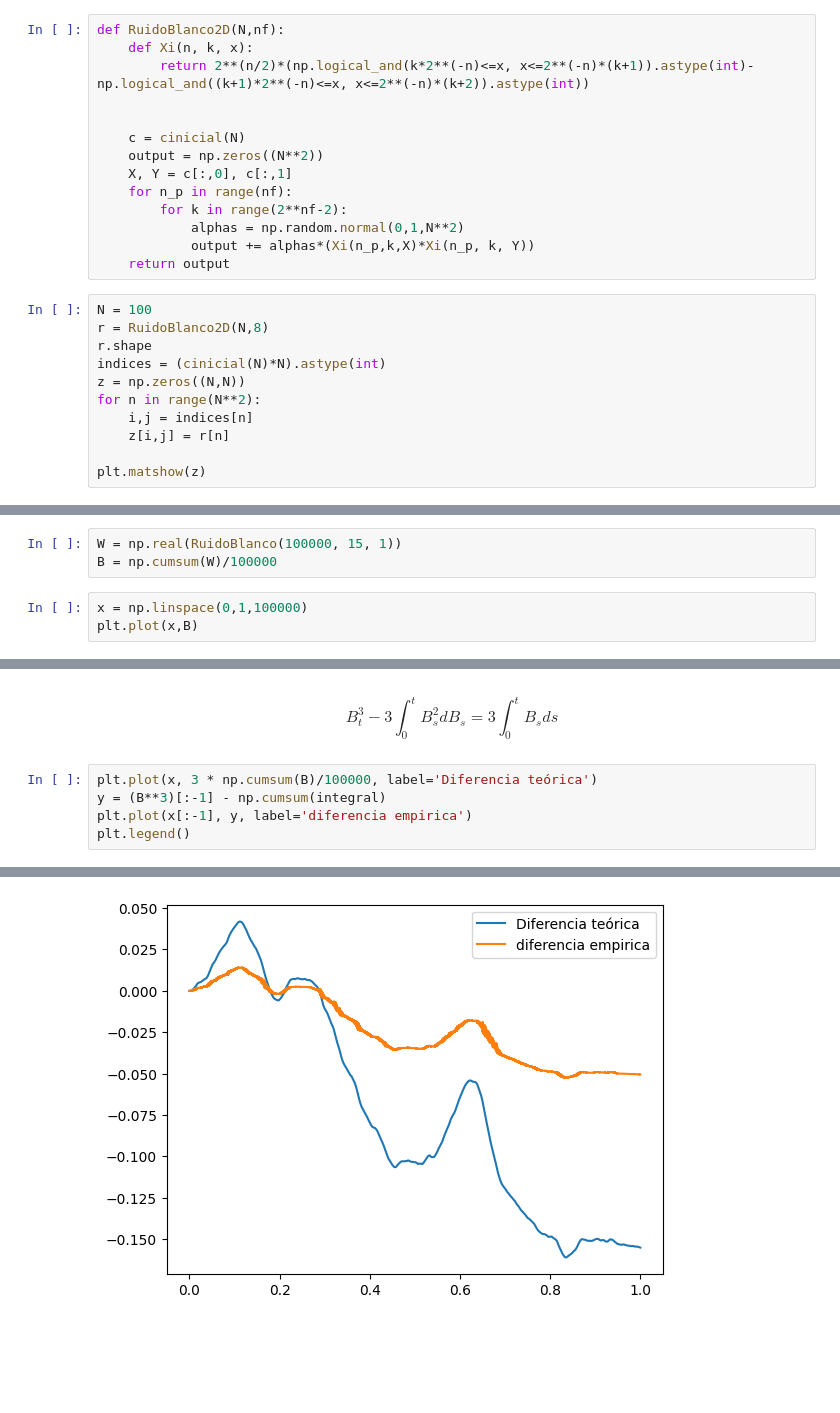
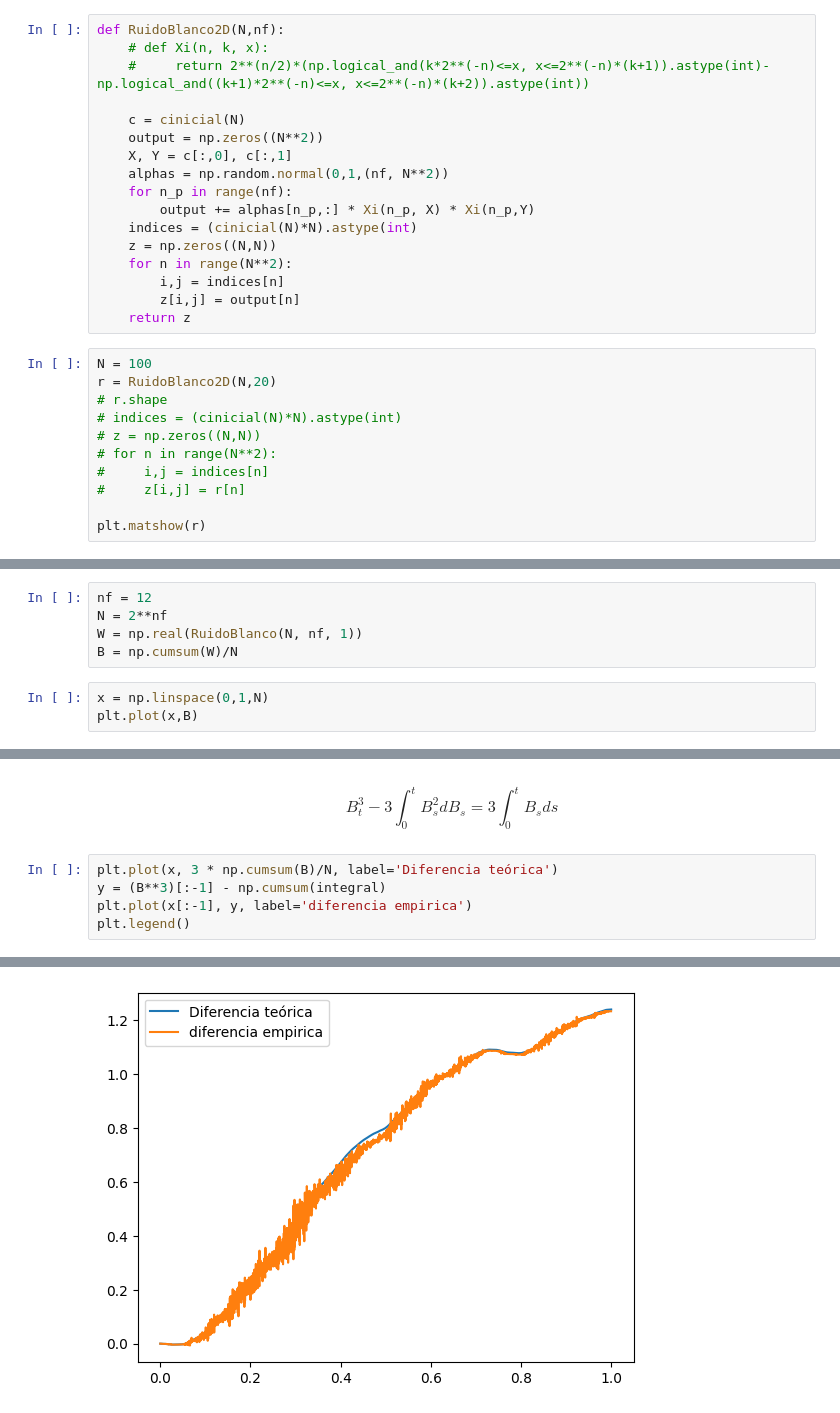
Before and after one commit to nacho2110/simulab4, a Jupyter notebook: p1lab4.ipynb, the cells around one changed output, grey strips where cells are left out. Cells and saved outputs as stored; diff of their text form; blank space fills up the shorter version.

```diff
--- a/p1lab4.ipynb
+++ b/p1lab4.ipynb
@@ -39,28 +49,31 @@ def cinicial(n):
     return np.array(a)/n
 # %%
 def RuidoBlanco2D(N,nf):
-    def Xi(n, k, x):
-        return 2**(n/2)*(np.logical_and(k*2**(-n)<=x, x<=2**(-n)*(k+1)).astype(int)-np.logical_and((k+1)*2**(-n)<=x, x<=2**(-n)*(k+2)).astype(int))
-
+    # def Xi(n, k, x):
+    #     return 2**(n/2)*(np.logical_and(k*2**(-n)<=x, x<=2**(-n)*(k+1)).astype(int)-np.logical_and((k+1)*2**(-n)<=x, x<=2**(-n)*(k+2)).astype(int))
 
     c = cinicial(N)
     output = np.zeros((N**2))
     X, Y = c[:,0], c[:,1]
+    alphas = np.random.normal(0,1,(nf, N**2))
     for n_p in range(nf):
-        for k in range(2**nf-2):
-            alphas = np.random.normal(0,1,N**2)
-            output += alphas*(Xi(n_p,k,X)*Xi(n_p, k, Y))
-    return output
+        output += alphas[n_p,:] * Xi(n_p, X) * Xi(n_p,Y)
+    indices = (cinicial(N)*N).astype(int)
+    z = np.zeros((N,N))
+    for n in range(N**2):
+        i,j = indices[n]
+        z[i,j] = output[n]
+    return z
 # %%
 N = 100
-r = RuidoBlanco2D(N,8)
-r.shape
-indices = (cinicial(N)*N).astype(int)
-z = np.zeros((N,N))
-for n in range(N**2):
-    i,j = indices[n]
-    z[i,j] = r[n]
+r = RuidoBlanco2D(N,20)
+# r.shape
+# indices = (cinicial(N)*N).astype(int)
+# z = np.zeros((N,N))
+# for n in range(N**2):
+#     i,j = indices[n]
+#     z[i,j] = r[n]
 
-plt.matshow(z)
+plt.matshow(r)
 # %% [output]
 <matplotlib.image.AxesImage at 0x...>
@@ -321,10 +350,12 @@ def MovimientoBrownianoC(N, d):
 # %% [markdown]
 ## P7
 # %%
-W = np.real(RuidoBlanco(100000, 15, 1))
-B = np.cumsum(W)/100000
+nf = 12
+N = 2**nf
+W = np.real(RuidoBlanco(N, nf, 1))
+B = np.cumsum(W)/N
 # %%
-x = np.linspace(0,1,100000)
+x = np.linspace(0,1,N)
 plt.plot(x,B)
 # %% [output]
 [<matplotlib.lines.Line2D at 0x...>]
@@ -341,10 +372,10 @@ plt.legend()
 # %% [markdown]
 $$    B_t^3 - 3 \int_0^t B_s^2 dB_s  = 3 \int_0^t B_s ds   $$
 # %%
-plt.plot(x, 3 * np.cumsum(B)/100000, label='Diferencia teórica')
+plt.plot(x, 3 * np.cumsum(B)/N, label='Diferencia teórica')
 y = (B**3)[:-1] - np.cumsum(integral)
 plt.plot(x[:-1], y, label='diferencia empirica')
 plt.legend()
 # %% [output]
 <matplotlib.legend.Legend at 0x...>
-[figure, old version]
+[figure, new version]
```
Also changed, not shown: parts of 17 cells of this notebook.
